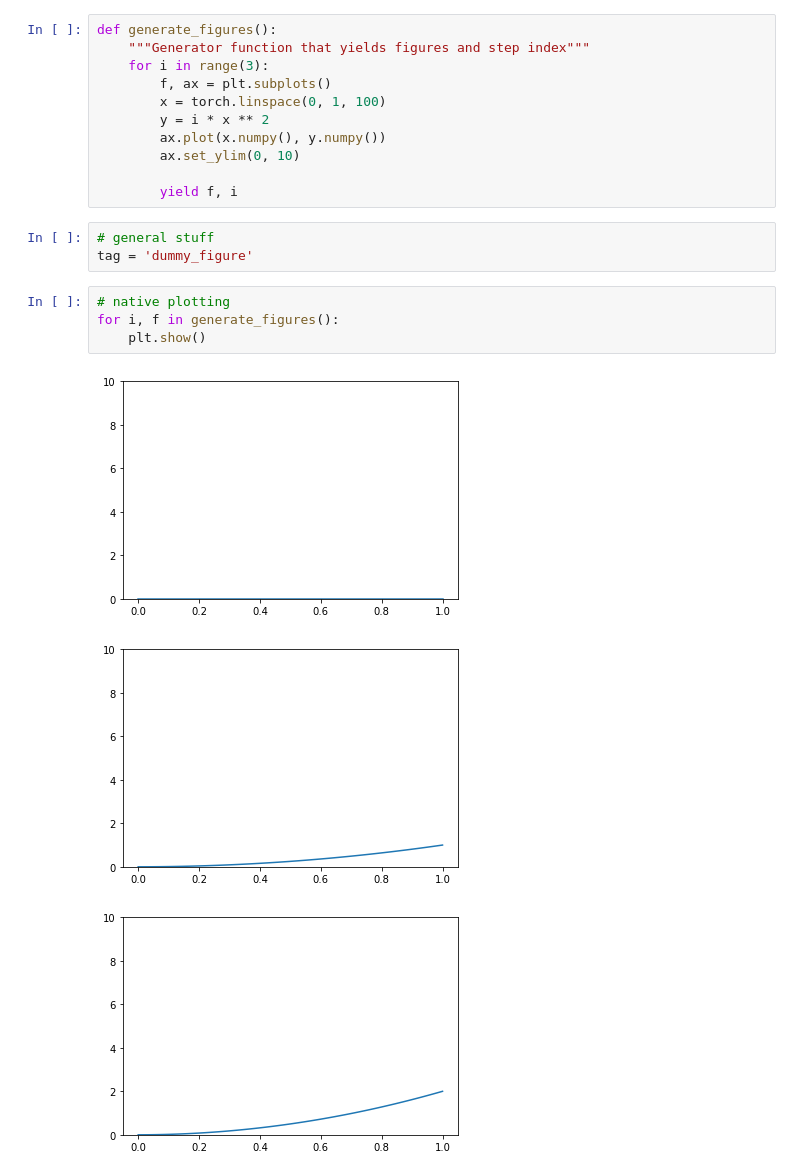
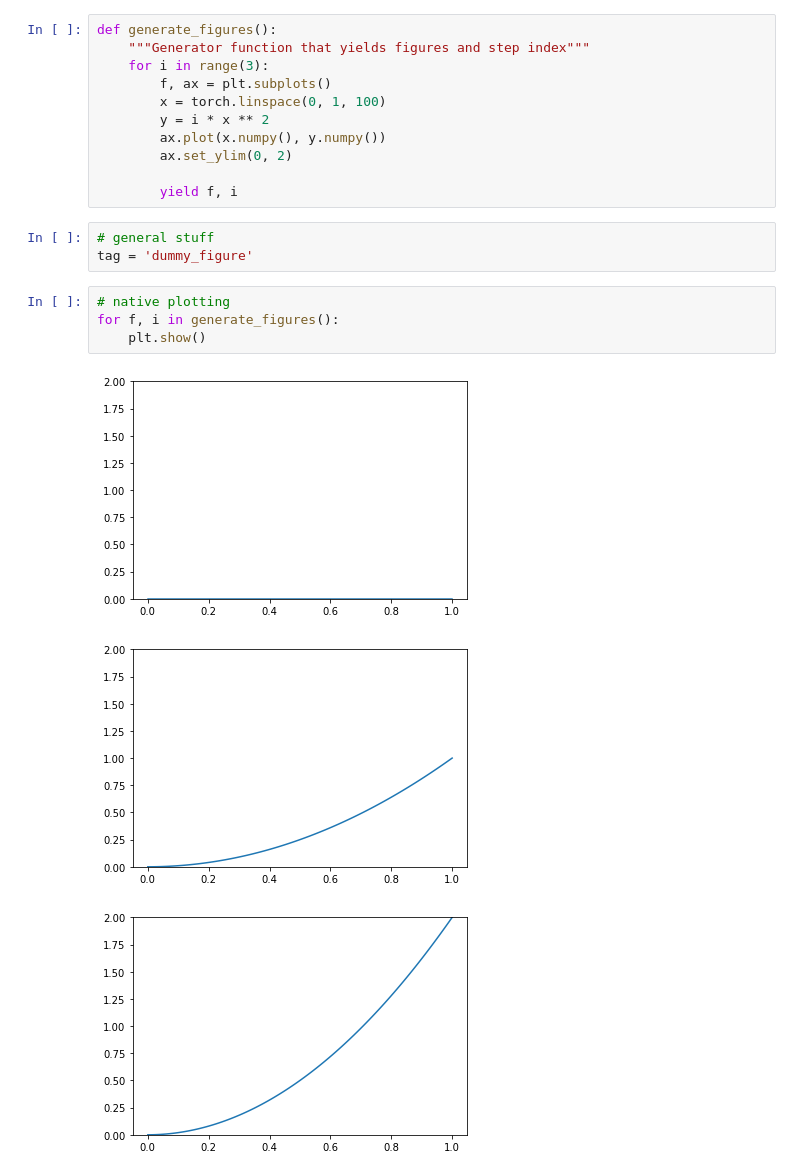
Before and after one commit to Haydnspass/logger-collection, a Jupyter notebook: Overview.ipynb, the cells around one changed output. Cells and saved outputs as stored; diff of their text form.

```diff
--- a/Overview.ipynb
+++ b/Overview.ipynb
@@ -12,7 +12,7 @@ def generate_figures():
         x = torch.linspace(0, 1, 100)
         y = i * x ** 2
         ax.plot(x.numpy(), y.numpy())
-        ax.set_ylim(0, 10)
+        ax.set_ylim(0, 2)
 
         yield f, i
 # %%
@@ -20,12 +20,12 @@ def generate_figures():
 tag = 'dummy_figure'
 # %%
 # native plotting
-for i, f in generate_figures():
+for f, i in generate_figures():
     plt.show()
 # %% [output]
-[figure, old version]
+[figure, new version]
-[figure, old version]
+[figure, new version]
-[figure, old version]
+[figure, new version]
 # %%
 # log figure in tensorboard
 from torch.utils.tensorboard import SummaryWriter
```
Also changed, not shown: parts of 5 cells of this notebook.
